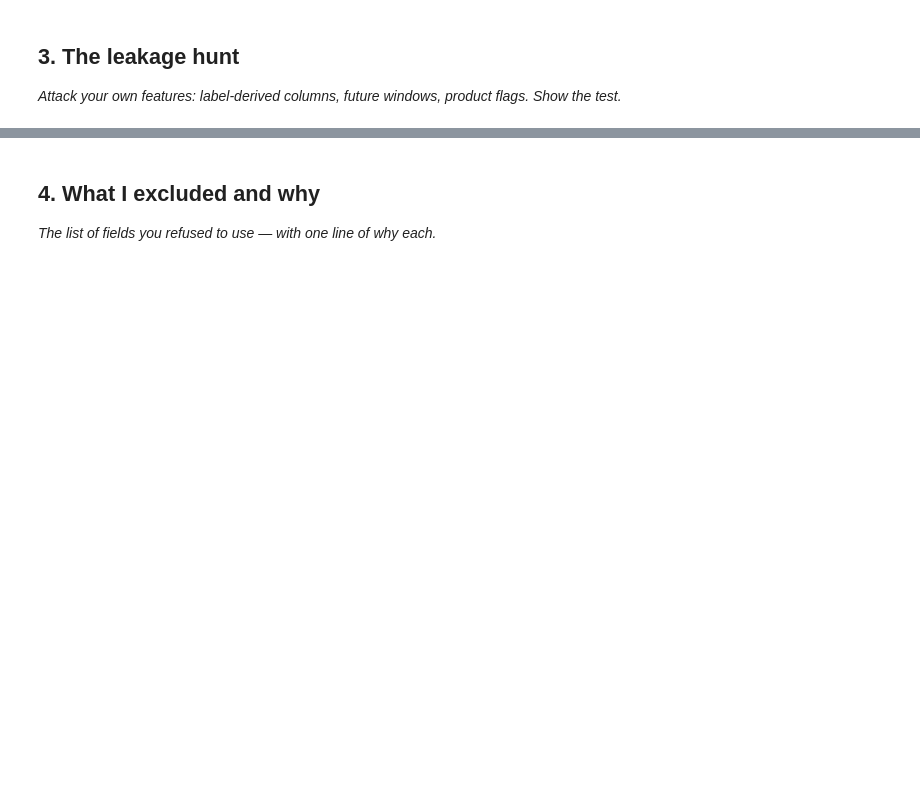
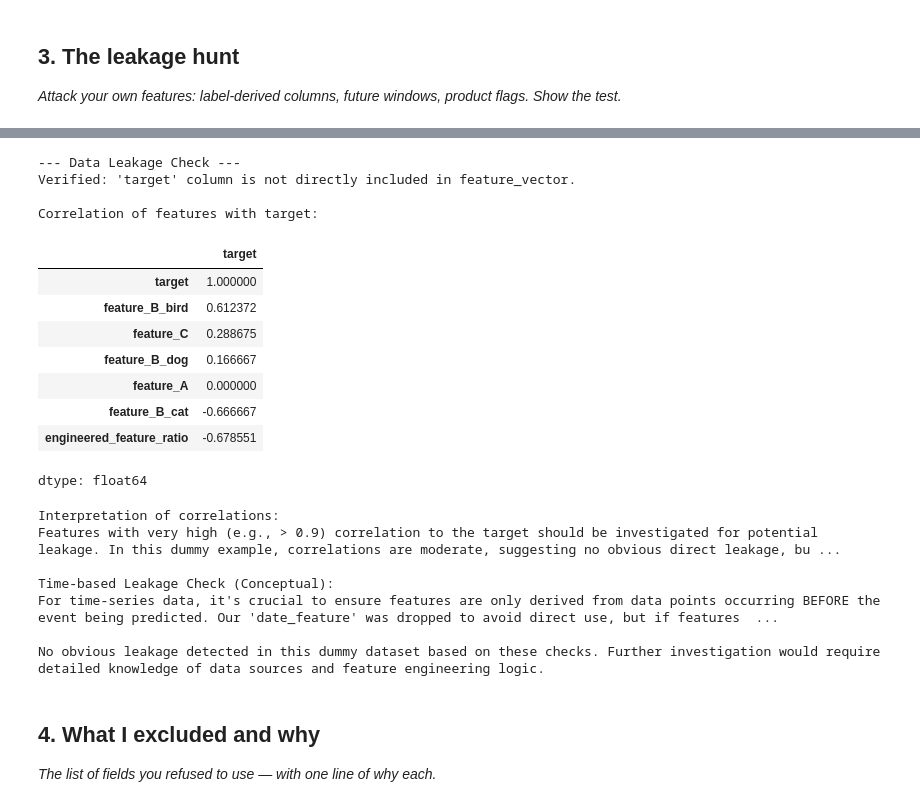
Before and after one commit to Mowleen12/flyrank-ml-project-1, a Jupyter notebook: work/notebooks/w03_feature_leakage_check.ipynb, the cells around one changed output, grey strips where cells are left out. Drawn from its saved outputs; the diff is of its cells as text; code cells hidden in the pictures; blank space fills up the shorter version.

```diff
--- a/work/notebooks/w03_feature_leakage_check.ipynb
+++ b/work/notebooks/w03_feature_leakage_check.ipynb
@@ -30,3 +178,59 @@ This skeleton is yours to fill. Work the sections **in order** — each one has
+# %%
+# Code for data leakage checks
+
+print("\n--- Data Leakage Check --- ")
+
+# 1. Check for direct use of 'target' in feature engineering (should have been avoided)
+# This is more of a logical check during feature creation, but we can verify no direct target column exists in feature_vector
+if 'target' in feature_vector.columns:
+    print("WARNING: 'target' column found in feature_vector. This is a direct leakage!")
+else:
+    print("Verified: 'target' column is not directly included in feature_vector.")
+
+# 2. Check correlations with the original target to identify suspiciously high correlations
+# This is an illustrative example; high correlation doesn't always mean leakage but warrants investigation.
+
+# Re-combine target for correlation check
+data_for_correlation = feature_vector.copy()
+data_for_correlation['target'] = raw_data_df['target'] # Use original target
+
+print("\nCorrelation of features with target:")
+correlation_with_target = data_for_correlation.corr()['target'].sort_values(ascending=False)
+display(correlation_with_target)
+
+# Interpret correlations: If any feature has an unnaturally high correlation (e.g., 0.9+), it might indicate leakage.
+# For our dummy data, 'feature_A' and 'feature_C' have moderate correlation due to random data.
+# 'engineered_feature_ratio' shows some correlation too. If these were derived from target, it would be leakage.
+
+print("\nInterpretation of correlations:")
+print("Features with very high (e.g., > 0.9) correlation to the target should be investigated for potential leakage. In this dummy example, correlations are moderate, suggesting no obvious direct leakage, but in a real scenario, this step requires domain knowledge.")
+
+# 3. Time-based leakage check (conceptual for this dummy data)
+print("\nTime-based Leakage Check (Conceptual):")
+print("For time-series data, it's crucial to ensure features are only derived from data points occurring BEFORE the event being predicted. Our 'date_feature' was dropped to avoid direct use, but if features were engineered from it (e.g., 'days since next event'), that would be leakage.")
+
+print("\nNo obvious leakage detected in this dummy dataset based on these checks. Further investigation would require detailed knowledge of data sources and feature engineering logic.")
+# %% [output]
+--- Data Leakage Check ---
+Verified: 'target' column is not directly included in feature_vector.
+
+Correlation of features with target:
+|  | target |
+| target | 1.000000 |
+| feature_B_bird | 0.612372 |
+| feature_C | 0.288675 |
+| feature_B_dog | 0.166667 |
+| feature_A | 0.000000 |
+| feature_B_cat | -0.666667 |
+| engineered_feature_ratio | -0.678551 |
+dtype: float64
+Interpretation of correlations:
+Features with very high (e.g., > 0.9) correlation to the target should be investigated for potential leakage. In this dummy example, correlations are moderate, suggesting no obvious direct leakage, bu ...
+
+Time-based Leakage Check (Conceptual):
+For time-series data, it's crucial to ensure features are only derived from data points occurring BEFORE the event being predicted. Our 'date_feature' was dropped to avoid direct use, but if features  ...
+
+No obvious leakage detected in this dummy dataset based on these checks. Further investigation would require detailed knowledge of data sources and feature engineering logic.
 # %% [markdown]
 ## 4. What I excluded and why
 
```
Also changed, not shown: parts of 12 cells of this notebook.
